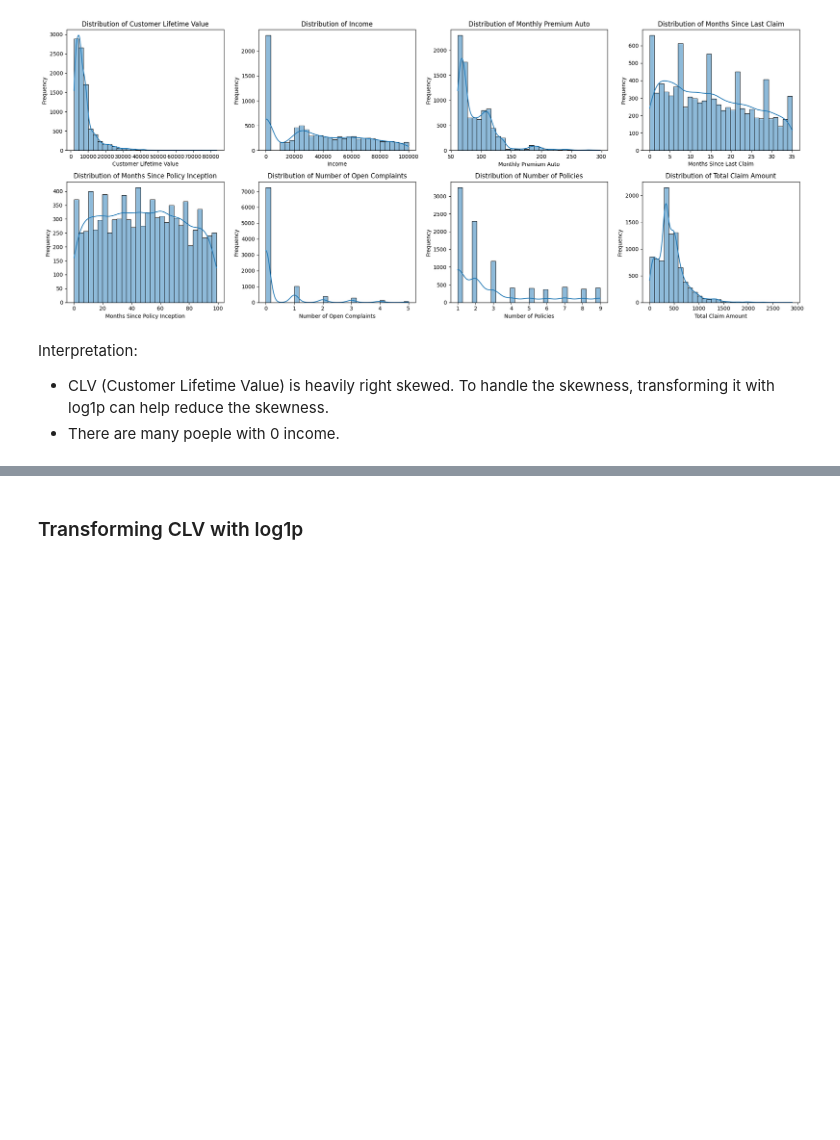
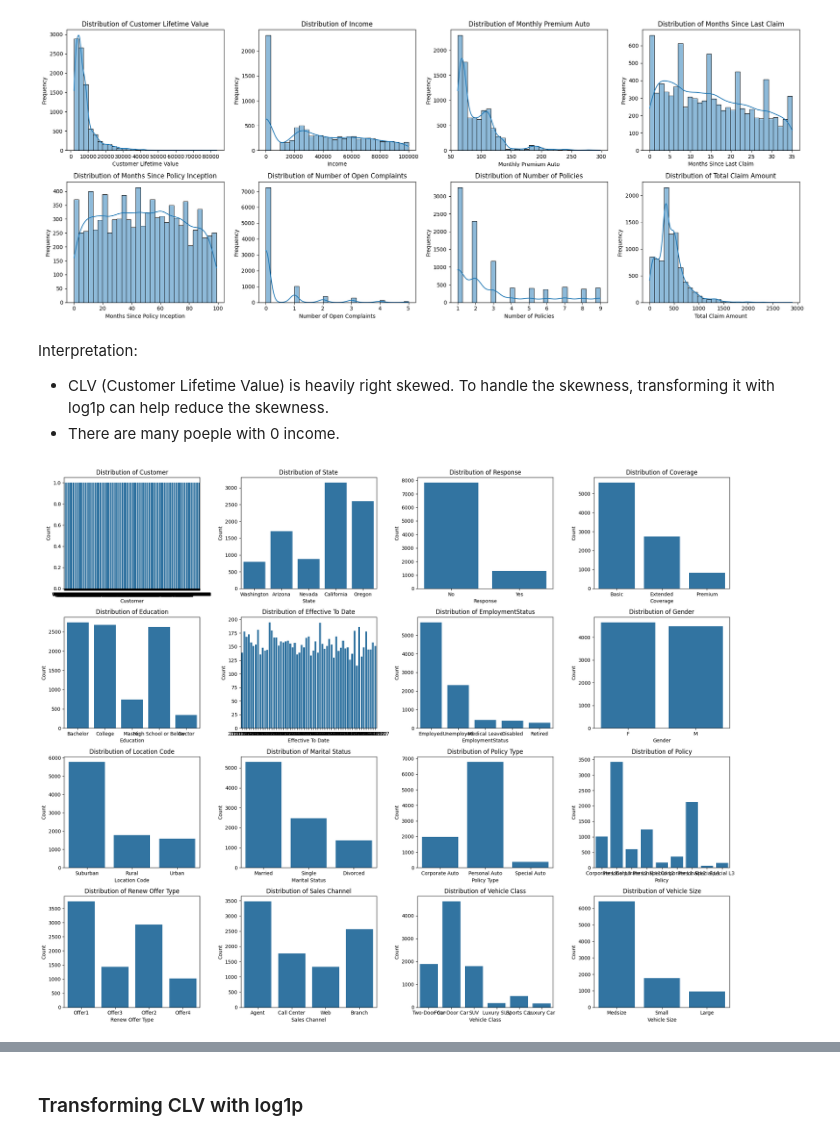
Before and after one commit to aRandomUser1107/Customer-Lifetime-Value-Prediction, a Jupyter notebook: clv.ipynb, the cells around one changed output, grey strips where cells are left out. Saved outputs shown, nothing was run; the diff lists cells and outputs as text; code cells hidden in the pictures; blank space fills up the shorter version.

```diff
--- a/clv.ipynb
+++ b/clv.ipynb
@@ -134,8 +134,28 @@ plt.tight_layout()
 plt.show()
 # %% [output]
 [figure]
-# %% [markdown]
-Interpretation:
-
-- CLV (Customer Lifetime Value) is heavily right skewed. To handle the skewness, transforming it with log1p can help reduce the skewness.
-- There are many poeple with 0 income.
+# %% [markdown]
+Interpretation:
+
+- CLV (Customer Lifetime Value) is heavily right skewed. To handle the skewness, transforming it with log1p can help reduce the skewness.
+- There are many poeple with 0 income.
+# %%
+cat_cols = len(categorical_cols)
+
+n_cols = 4
+n_rows = math.ceil(cat_cols / n_cols)
+
+fig, axes = plt.subplots(n_rows, n_cols, figsize=(20, n_rows * 4))
+
+axes = axes.flatten()
+
+for i, col in enumerate(categorical_cols):
+    sns.countplot(data=df, x=col, ax=axes[i])
+    axes[i].set_title(f'Distribution of {col}', fontsize=12)
+    axes[i].set_xlabel(col)
+    axes[i].set_ylabel('Count')
+
+plt.tight_layout()
+plt.show()
+# %% [output]
+[figure, added]
```
Also changed, not shown: parts of 18 cells of this notebook.
